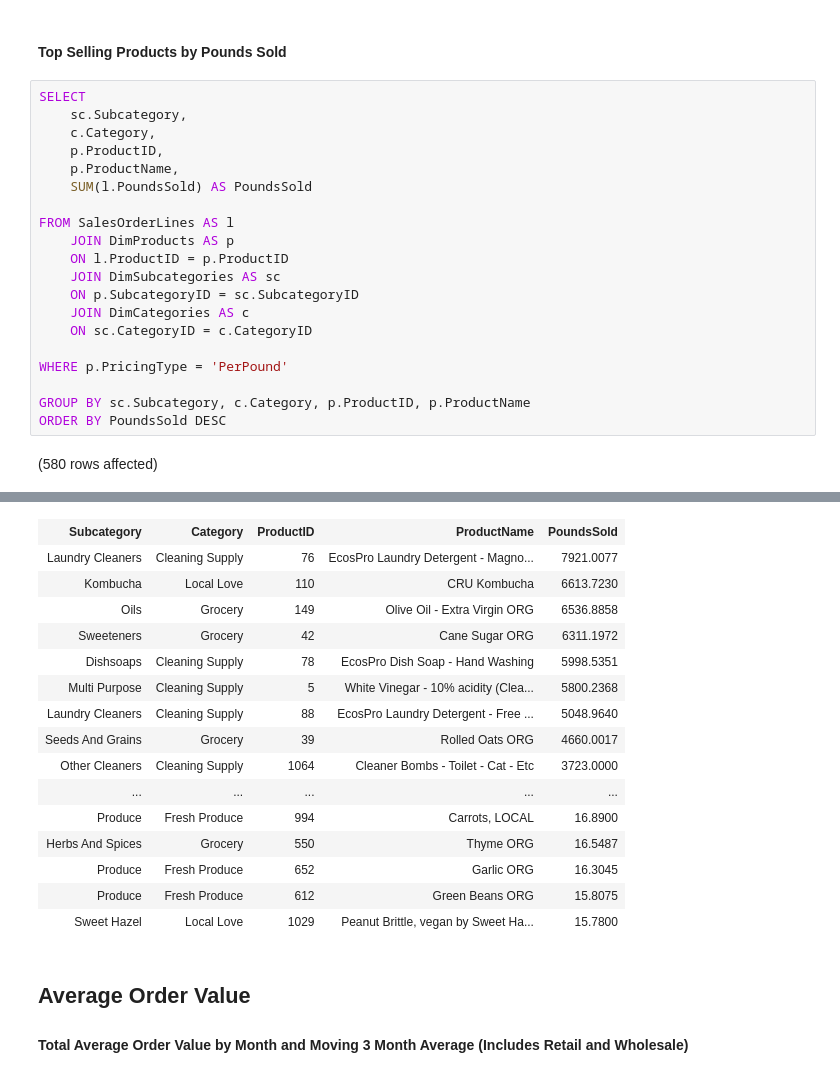
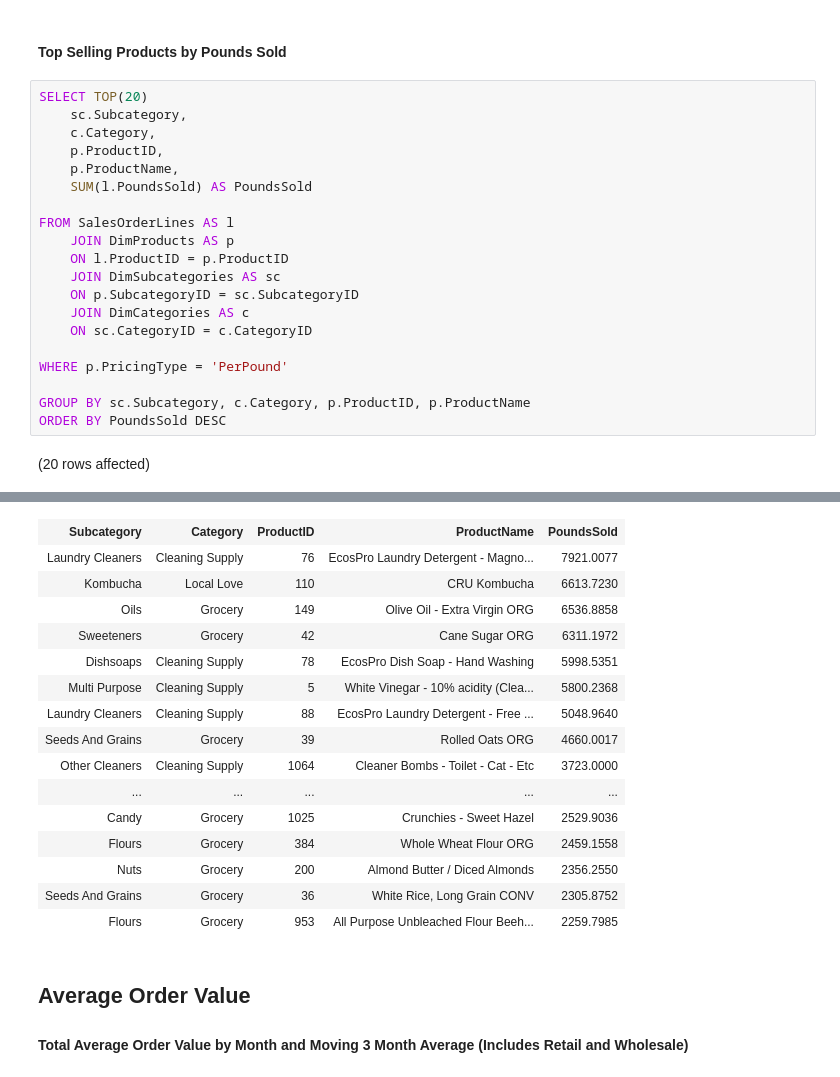
Before and after one commit to msemilyadler/BulkGrocery, a Jupyter notebook: BulkGrocery Data Exploration.ipynb, the cells around one changed output, grey strips where cells are left out. Cells and saved outputs as stored; diff of their text form.

```diff
--- a/BulkGrocery Data Exploration.ipynb
+++ b/BulkGrocery Data Exploration.ipynb
@@ -416,7 +421,7 @@ Total execution time: 00:00:00.299
 # %% [markdown]
 #### Top Selling Products by Pounds Sold
 # %%
-SELECT
+SELECT TOP(20)
     sc.Subcategory,
     c.Category,
     p.ProductID,
@@ -436,4 +441,4 @@ WHERE p.PricingType = 'PerPound'
 GROUP BY sc.Subcategory, c.Category, p.ProductID, p.ProductName
 ORDER BY PoundsSold DESC
 # %% [output]
-(580 rows affected)
+(20 rows affected)
@@ -441,19 +446,19 @@ Total execution time: 00:00:00.125
 | Subcategory | Category | ProductID | ProductName | PoundsSold |
 | Laundry Cleaners | Cleaning Supply | 76 | EcosPro Laundry Detergent - Magno... | 7921.0077 |
 | Kombucha | Local Love | 110 | CRU Kombucha | 6613.7230 |
 | Oils | Grocery | 149 | Olive Oil - Extra Virgin ORG | 6536.8858 |
 | Sweeteners | Grocery | 42 | Cane Sugar ORG | 6311.1972 |
 | Dishsoaps | Cleaning Supply | 78 | EcosPro Dish Soap - Hand Washing | 5998.5351 |
 | Multi Purpose | Cleaning Supply | 5 | White Vinegar - 10% acidity (Clea... | 5800.2368 |
 | Laundry Cleaners | Cleaning Supply | 88 | EcosPro Laundry Detergent - Free ... | 5048.9640 |
 | Seeds And Grains | Grocery | 39 | Rolled Oats ORG | 4660.0017 |
 | Other Cleaners | Cleaning Supply | 1064 | Cleaner Bombs - Toilet - Cat - Etc | 3723.0000 |
 | ... | ... | ... | ... | ... |
-| Produce | Fresh Produce | 994 | Carrots, LOCAL | 16.8900 |
-| Herbs And Spices | Grocery | 550 | Thyme ORG | 16.5487 |
-| Produce | Fresh Produce | 652 | Garlic ORG | 16.3045 |
-| Produce | Fresh Produce | 612 | Green Beans ORG | 15.8075 |
-| Sweet Hazel | Local Love | 1029 | Peanut Brittle, vegan by Sweet Ha... | 15.7800 |
+| Candy | Grocery | 1025 | Crunchies - Sweet Hazel | 2529.9036 |
+| Flours | Grocery | 384 | Whole Wheat Flour ORG | 2459.1558 |
+| Nuts | Grocery | 200 | Almond Butter / Diced Almonds | 2356.2550 |
+| Seeds And Grains | Grocery | 36 | White Rice, Long Grain CONV | 2305.8752 |
+| Flours | Grocery | 953 | All Purpose Unbleached Flour Beeh... | 2259.7985 |
 # %% [markdown]
 ## Average Order Value
 
```
Also changed, not shown: parts of 4 cells of this notebook.
